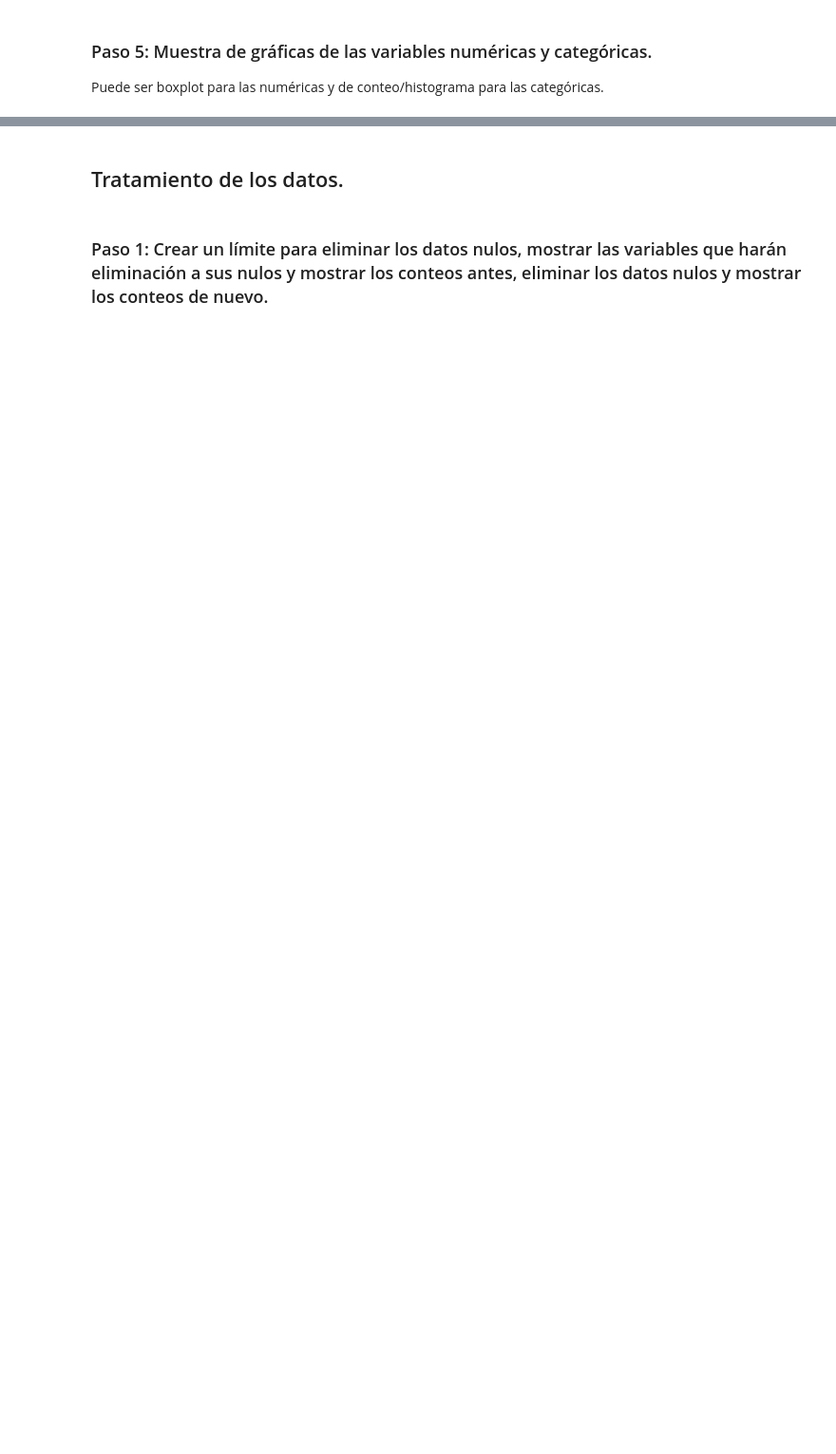
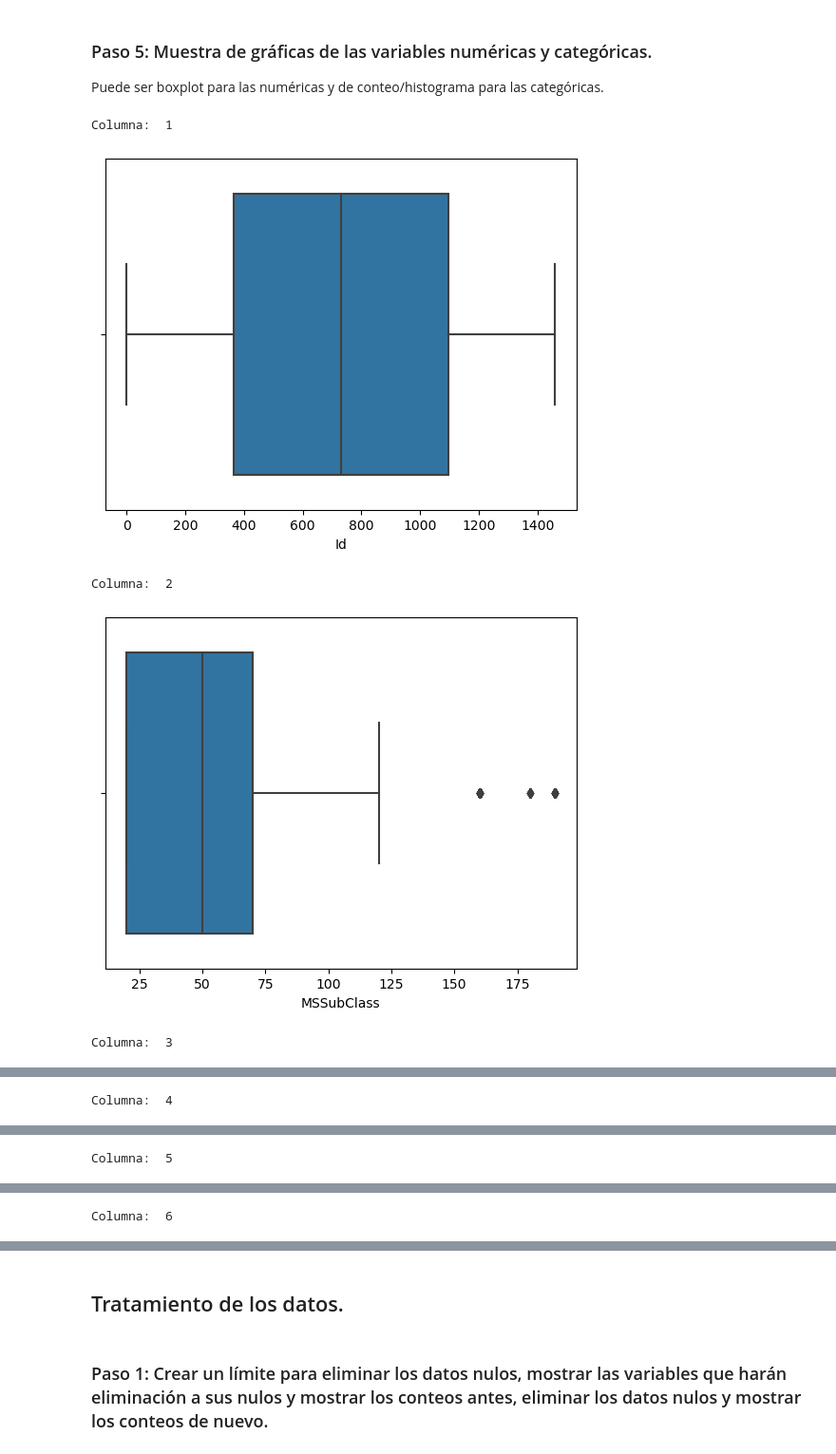
Before and after one commit to LAXELmve/House-Pricing-EDA---Axel-Martin-Vega-Espinoza, a Jupyter notebook: Proyecto_1-Axel_Vega.ipynb, the cells around one changed output, grey strips where cells are left out. Shown at 95% size. Saved outputs shown, nothing was run; the diff lists cells and outputs as text; code cells hidden in the pictures; blank space fills up the shorter version.

```diff
--- a/Proyecto_1-Axel_Vega.ipynb
+++ b/Proyecto_1-Axel_Vega.ipynb
@@ -26,0 +81,9 @@ import numpy as np
+# %%
+df.isna().sum()
+
+t = 0
+for column in df.columns:
+    #print(df[column].isna().sum())
+    print("Hay ", df[column].isna().sum(), "datos nulos en la columna: ", column)
+    t = t+df[column].isna().sum()
+print("\nEN TOTAL HAY ", t, "DATOS NULOS")
@@ -26,0 +108,5 @@ import numpy as np
+# %%
+for column in df.columns:
+    if ((df[column].dtype == "int64") or (df[column].dtype == "float64")):
+        print(df[column].describe())
+        print("\n")
@@ -27,2 +131,7 @@ import numpy as np
 # %% [markdown]
 ### Paso 3: Mostrar información sobre las variables "objeto" y revisar si se pueden categorizar (todavía no se categorizan, solo se exploran).
+# %%
+print("Las variables objeto son:")
+for column in df.columns:
+    if (df[column].dtype == "object"):
+        print(column)
@@ -28,0 +156,12 @@ import numpy as np
+# %%
+print("Sus datos:")
+for column in df.columns:
+    if (df[column].dtype == "object"):
+        print("Para la columna ", column, " estan los siguientes datos únicos:" )
+        print(df[column].unique())
+        print("Total: ", df[column].nunique())
+        if (df[column].nunique() <= 5):
+            print("Se puede categorizar mediante one-hot encoding")
+        else:
+            print("Se puede categorizar mediante label encoding")
+        print("\n")
@@ -31,3 +236,21 @@ import numpy as np
 # %% [markdown]
 ### Paso 5: Muestra de gráficas de las variables numéricas y categóricas.
 Puede ser boxplot para las numéricas y de conteo/histograma para las categóricas.
+# %%
+i = 0
+for column in df.columns:
+    i = i+1
+    print("Columna: ", i)
+    if (df[column].dtype == "object"):
+        sns.displot(data=df, x="{}".format(column), kind="hist")
+        plt.xticks(rotation=90)
+        plt.show()
+    else:
+        sns.boxplot(data=df, x="{}".format(column))
+        plt.show()
+# %% [output]
+Columna:  1
+[figure, added]
+Columna:  2
+[figure, added]
+Columna:  3
@@ -33,0 +258 @@ Puede ser boxplot para las numéricas y de conteo/histograma para las categóric
+Columna:  4
@@ -33,0 +260 @@ Puede ser boxplot para las numéricas y de conteo/histograma para las categóric
+Columna:  5
@@ -33,0 +262 @@ Puede ser boxplot para las numéricas y de conteo/histograma para las categóric
+Columna:  6
```
Also changed, not shown: parts of 45 cells of this notebook, 1 other file.
